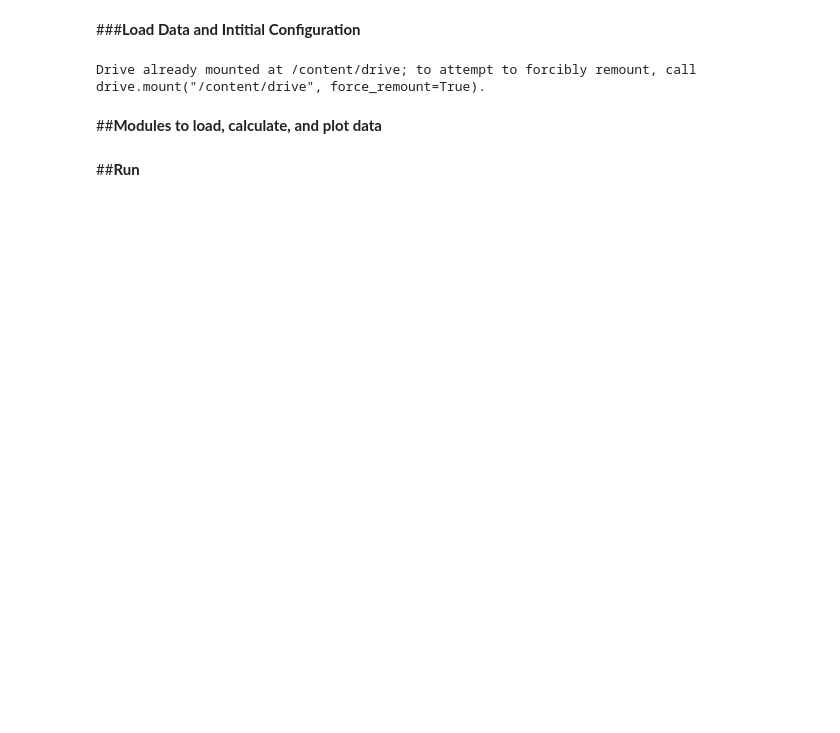
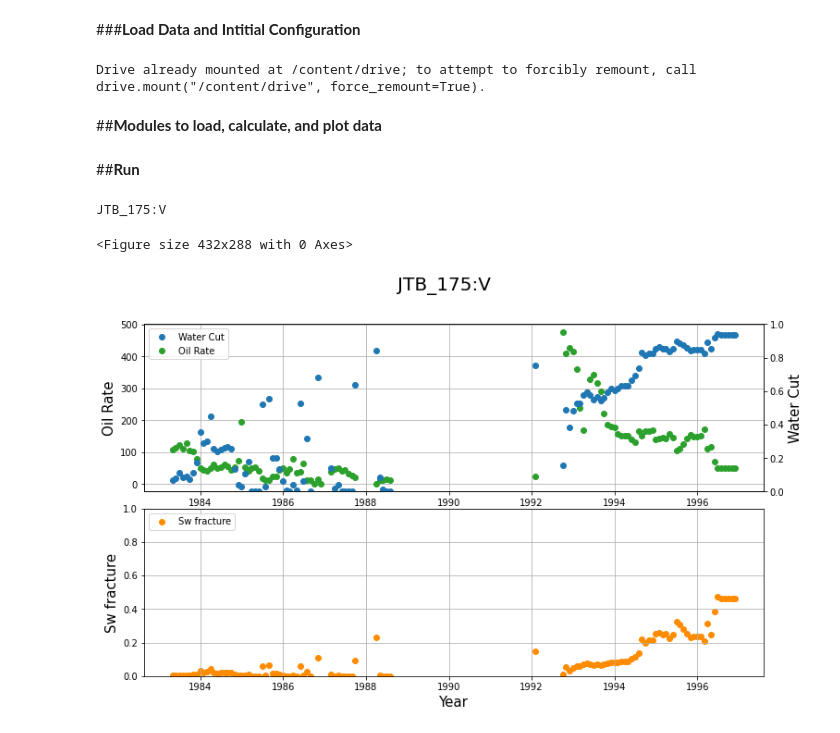
Before and after one commit to luthfigeo/Sw-Fracture-Estimation, a Jupyter notebook: SwfEstimation.ipynb, the cells around one changed output. Saved outputs shown, nothing was run; the diff lists cells and outputs as text; code cells hidden in the pictures; blank space fills up the shorter version.

Commit message:
Added water cut and oil rate plots

```diff
--- a/SwfEstimation.ipynb
+++ b/SwfEstimation.ipynb
@@ -21,7 +21,7 @@ pd.set_option('display.width', None)
 source_dir = '/content/drive/My Drive/Swf/ProdChan/'
 result_dir = '/content/drive/My Drive/Swf/Result/'
 
-B = 1.5
+B = 1.23
 visc_oil = 3.071
 visc_water = 0.215
 Swf_initial =[]
@@ -67,2 +88,13 @@ for f in os.listdir(source_dir):
   print(well)
 print("Done")
+# %%
+#Per Well
+data = LoadData('JTB-175.csv')
+data = data[data['Date']>'1981-08-01']
+well, date, swf = CalculateSwf(data)
+PlotData(well, date, swf, data)
+print(well)
+# %% [output]
+JTB_175:V
+<Figure size 432x288 with 0 Axes>
+[figure, added]
```
Also changed, not shown: parts of 2 cells of this notebook.
